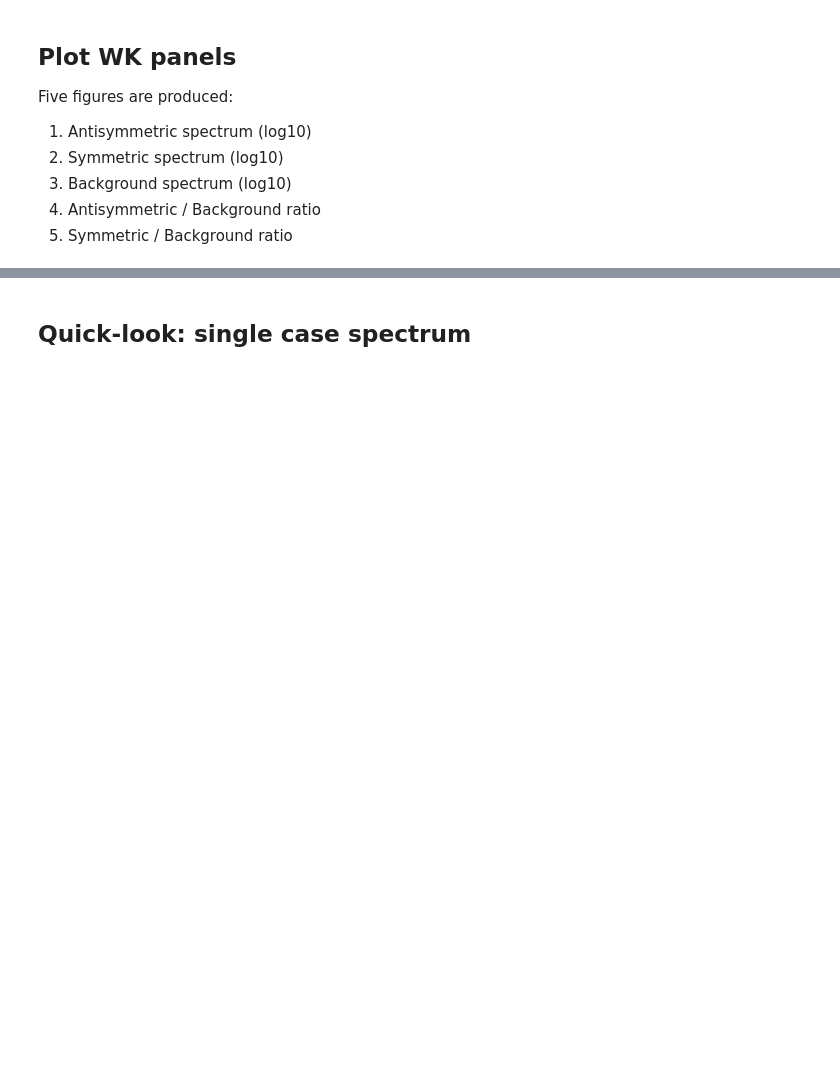
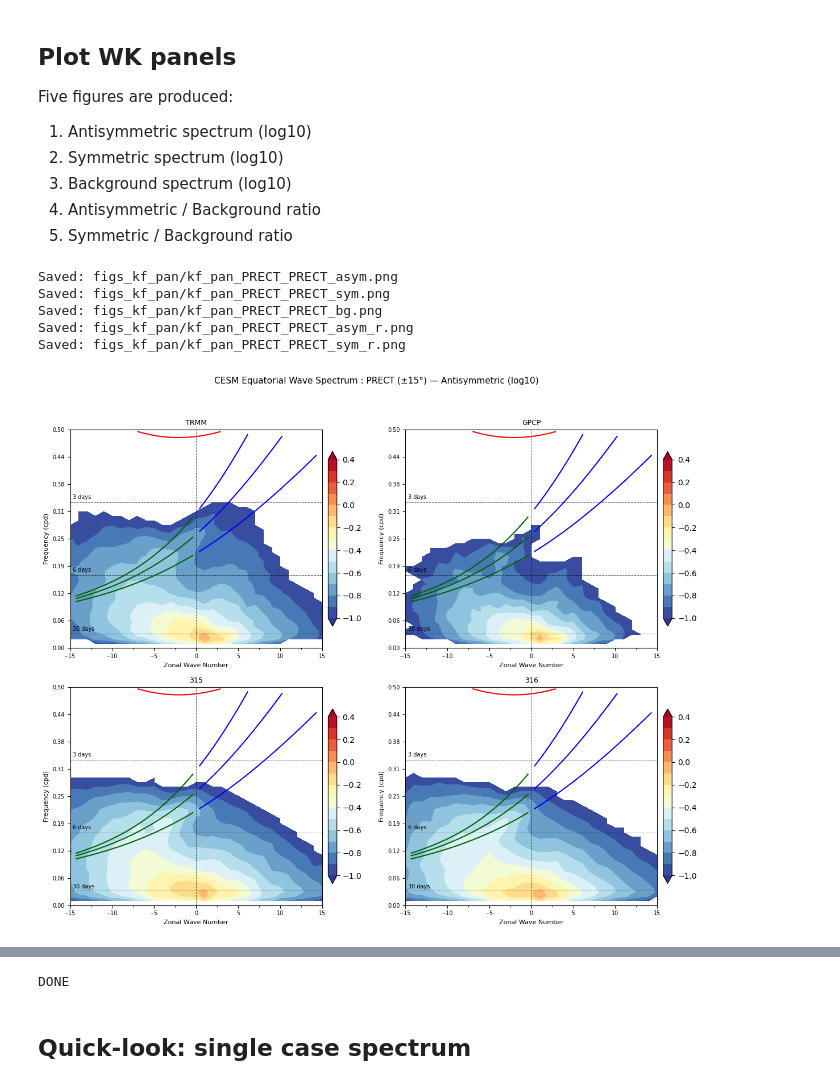
Before and after one commit to swrneale/python-scripts, a Jupyter notebook: trop_hf_variability/kf_pan/kf_pan.ipynb, the cells around one changed output, grey strips where cells are left out. Cells and saved outputs as stored; diff of their text form; code cells hidden in the pictures; blank space fills up the shorter version.

```diff
--- a/trop_hf_variability/kf_pan/kf_pan.ipynb
+++ b/trop_hf_variability/kf_pan/kf_pan.ipynb
@@ -78,7 +81,7 @@ n_day_skip = -65     # days between windows (negative = overlap)
 # ── Plot limits ────────────────────────────────────────────────────────────
 min_wav  = -15
 max_wav  =  15
-max_freq =   0.8   # cpd
+max_freq =   0.5   # cpd
 
 # ── Anomaly mode ───────────────────────────────────────────────────────────
 anom_plot = False    # if True, plot ratio to case 0 (first in list)
@@ -123,18 +126,21 @@ Cases: ['TRMM', 'GPCP', '315', '316']
 if VAR0 in ('U850', 'U200', 'OMEGA500'):
     fig_1_levels  = np.linspace(-1.0, 0.4, 15)
     fig_2_levels  = np.linspace(-1.0, 0.4, 15)
-    fig_3a_levels = np.array([0.8, 0.9, 1.0, 1.1, 1.2, 1.3, 1.4, 1.5,
-                               1.6, 1.7, 1.8, 2.0, 2.5, 3.0, 3.5])
+    # ratio: balanced counts so 1.0 lands at the visual centre of the colorbar
+    fig_3a_levels = np.array([0.4, 0.5, 0.6, 0.7, 0.8, 0.9,
+                               1.0, 1.1, 1.25, 1.5, 1.75, 2.5, 5.0])
     fig_3b_levels = fig_3a_levels.copy()
 else:  # PRECT default
     fig_1_levels  = np.linspace(-1.0, 0.4, 15)
     fig_2_levels  = fig_1_levels.copy()
-    fig_3a_levels = np.array([0.6, 0.7, 0.8, 0.9, 1.0, 1.1, 1.15,
-                               1.2, 1.25, 1.3, 1.35, 1.4, 1.45, 1.5, 1.6])
+    # ratio: 6 intervals below 1 (blues 0.4-1.0), 6 intervals above 1 (reds up
+    # to 5×) — equal counts put 1.0 at the visual midpoint of the colorbar.
+    fig_3a_levels = np.array([0.4, 0.5, 0.6, 0.7, 0.8, 0.9,
+                               1.0, 1.1, 1.25, 1.5, 1.75, 2.5, 3.0])
     fig_3b_levels = fig_3a_levels.copy()
 
 anom_levels = np.array([0.1, 0.2, 0.3, 0.4, 0.5, 0.6, 0.8,
-                         0.7, 0.9, 1.1, 1.2, 1.4, 1.6, 1.8, 2.0, 3.0, 4.0, 5.0])
+                         0.7, 0.9, 1.1, 1.2, 1.4, 1.6, 1.8, 2.0, 2.2, 2.4, 2.8,3.0])
 # %% [markdown]
 ## Load data and compute WK spectra
 # %%
@@ -199,26 +219,37 @@ Five figures are produced:
 # %%
 figs = kfp.plot_wk_panel(
     results       = results,
     case_labels   = case_labels,
     var_name      = VAR0,
     lat_bound     = lat_bound,
     fig_1_levels  = fig_1_levels,
     fig_2_levels  = fig_2_levels,
     fig_3a_levels = fig_3a_levels,
     fig_3b_levels = fig_3b_levels,
     anom_plot     = anom_plot,
     anom_levels   = anom_levels,
     Apzwn         = Apzwn,
     Afreq         = Afreq,
     add_disp_lines= True,
     add_mjo_box   = True,
     min_wav       = min_wav,
     max_wav       = max_wav,
     max_freq      = max_freq,
-    cmap          = 'RdBu_r',
-    cmap_ratio    = 'RdBu_r',
+    cmap          = 'RdYlBu_r',
+    cmap_ratio    = 'RdYlBu_r',
+    # Transparent-below-cutoff on the sym / asym / bg log10 panels.
+    # None = no masking; e.g. -1.0 hides the deep-blue tail so only the
+    # meaningful signal near/above the lowest contour level is drawn.
+    log_cutoff    = -1.0,
     save_dir      = save_dir,
     fig_prefix    = fig_prefix + '_' + VAR0,
 )
 plt.show()
 print('DONE')
+# %% [output]
+Saved: figs_kf_pan/kf_pan_PRECT_PRECT_asym.png
+Saved: figs_kf_pan/kf_pan_PRECT_PRECT_sym.png
+Saved: figs_kf_pan/kf_pan_PRECT_PRECT_bg.png
+Saved: figs_kf_pan/kf_pan_PRECT_PRECT_asym_r.png
+Saved: figs_kf_pan/kf_pan_PRECT_PRECT_sym_r.png
+[figure, added]
@@ -225,3 +260,4 @@ print('DONE')
+DONE
 # %% [markdown]
 ## Quick-look: single case spectrum
 # %%
```
Also changed, not shown: parts of 5 cells of this notebook, 10 other files.
